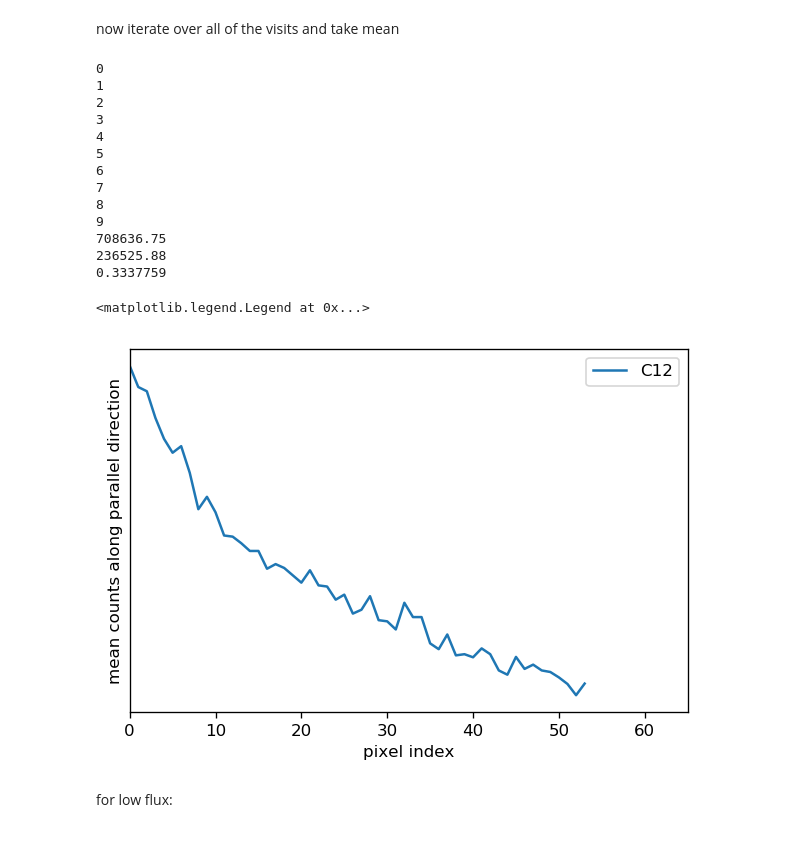
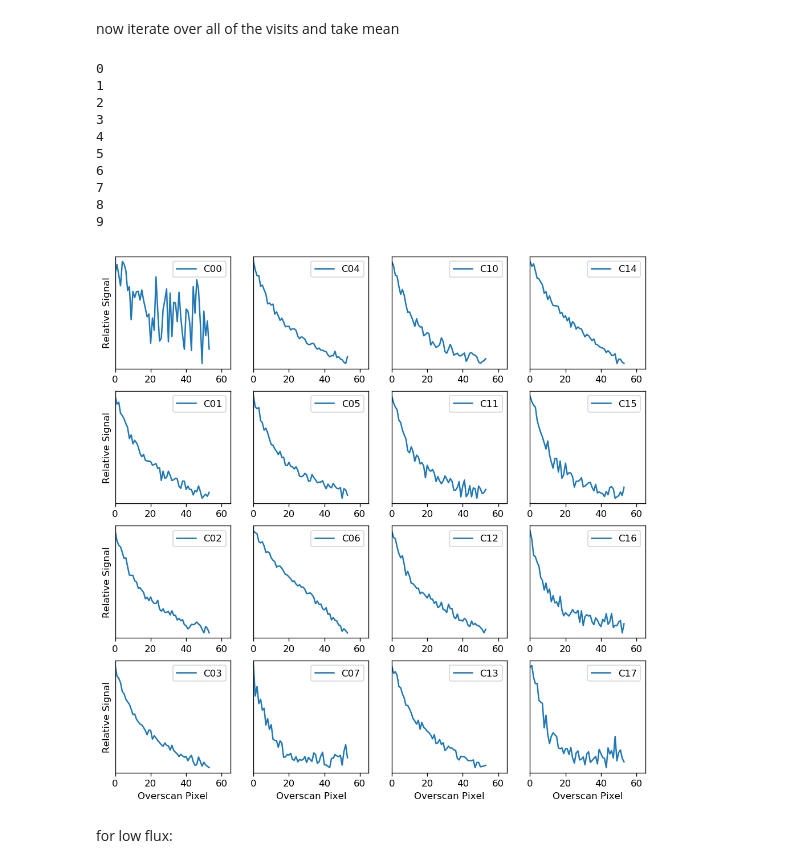
Before and after one commit to lsst/bootcamp-work, a Jupyter notebook: isr_exploration/hysteresis.ipynb, the cells around one changed output. Saved outputs shown, nothing was run; the diff lists cells and outputs as text; code cells hidden in the pictures.

```diff
--- a/isr_exploration/hysteresis.ipynb
+++ b/isr_exploration/hysteresis.ipynb
@@ -253,6 +283,13 @@ okay, let's try to sum these to get better SNR.
 # %% [markdown]
 now iterate over all of the visits and take mean
 # %%
+sumdetarr = {}
+sumallarr = {}
+sumoverscanarr = {}
+sumoverscanmeans = {}
+sumallmeans = {}
+sumdetmeans = {}
+longcti = {}
 for visitcounter in range(len(longexposurevisits)):
     print(visitcounter)
     dId=dict(visit=longexposurevisits[visitcounter],detectorName='S11')
@@ -262,67 +299,72 @@ for visitcounter in range(len(longexposurevisits)):
     allpixels = {}
     detectorpixels = {}
     overscanpixels = {}
+    detarr = {}
+    allarr = {}
+    overscanarr = {}
     for key, value in flipXY.items():
             detbbox = detector[key].getBBox()
             allbbox = detector[key].getRawBBox()
             overscanbbox = detector[key].getRawHorizontalOverscanBBox()
             detectorpixels[key] = raw[detbbox].getMaskedImage().getImage().clone()
             allpixels[key] = raw[allbbox].getMaskedImage().getImage().clone()
             overscanpixels[key] = raw[overscanbbox].getMaskedImage().getImage().clone()
 
+
     for channel_name, flips in flipXY.items():
     # get all the amps in the same orientation and plot the mean along the y-axis
-        detarr = detectorpixels[channel_name].getArray() # pull out numpy array
-        allarr = allpixels[channel_name].getArray() # pull out numpy array
-        overscanarr = overscanpixels[channel_name].getArray() # pull out numpy array
+        detarr[channel_name] = detectorpixels[channel_name].getArray() # pull out numpy array
+        allarr[channel_name] = allpixels[channel_name].getArray() # pull out numpy array
+        overscanarr[channel_name] = overscanpixels[channel_name].getArray() # pull out numpy array
         fx, fy = flips
         if fx:
-            detarr = numpy.flip(detarr, axis=1)
-            allarr = numpy.flip(allarr, axis=1)
-            overscanarr = numpy.flip(overscanarr, axis=1)
+            detarr[channel_name] = numpy.flip(detarr[channel_name], axis=1)
+            allarr[channel_name] = numpy.flip(allarr[channel_name], axis=1)
+            overscanarr[channel_name] = numpy.flip(overscanarr[channel_name], axis=1)
         if fy:
-            detarr = numpy.flip(detarr, axis=0)
-            allarr = numpy.flip(allarr, axis=0)
-            overscanarr = numpy.flip(overscanarr, axis=0)
+            detarr[channel_name] = numpy.flip(detarr[channel_name], axis=0)
+            allarr[channel_name] = numpy.flip(allarr[channel_name], axis=0)
+            overscanarr[channel_name] = numpy.flip(overscanarr[channel_name], axis=0)
         if visitcounter==0:
-            sumdetarr=detarr.copy()
-            sumallarr=allarr.copy()
-            sumoverscanarr=overscanarr.copy()
+            sumdetarr[channel_name]=detarr[channel_name].copy()
+            sumallarr[channel_name]=allarr[channel_name].copy()
+            sumoverscanarr[channel_name]=overscanarr[channel_name].copy()
         if visitcounter!=0:
-            sumdetarr+=detarr
-            sumallarr+=allarr
-            sumoverscanarr+=overscanarr
+            sumdetarr[channel_name]+=detarr[channel_name]
+            sumallarr[channel_name]+=allarr[channel_name]
+            sumoverscanarr[channel_name]+=overscanarr[channel_name]
+
+i=0
+fig, axs = plt.subplots(4, 4, figsize=(10, 10))
+
 for channel_name, flips in flipXY.items():
     # aggregate along y-axis.  It's ok to use array math here since we don't have any masks to begin with.
-    overscanmean = numpy.mean(sumoverscanarr, axis=0)
+    sumoverscanmeans[channel_name] = numpy.mean(sumoverscanarr[channel_name], axis=0)
     # get the mean level in the detector
-    detmean = numpy.mean(sumdetarr)
-    longcti=overscanmean/detmean
-    plt.semilogy(overscanmean/detmean, label=channel_name)
-print(detmean)
-print(numpy.max(overscanmean))
-print(numpy.max(overscanmean/detmean))
-plt.xlabel('pixel index')
-plt.ylabel('mean counts along parallel direction')
-plt.xlim(0, 65)
-#plt.ylim(-0.5, 0.5)
-plt.legend()
+    sumdetmeans[channel_name] = numpy.mean(sumdetarr[channel_name])
+    longcti[channel_name]=sumoverscanmeans[channel_name]/sumdetmeans[channel_name]
+    indx = i%4
+    indy = i//4
+    i+=1
+    axs[indx][indy].semilogy(sumoverscanmeans[channel_name]/sumdetmeans[channel_name], label=channel_name)
+    axs[indx][indy].set_xlim(0,65)
+    axs[indx][indy].legend()
+    if indx == 3:
+        axs[indx][indy].set_xlabel('Overscan Pixel')
+    if indy == 0:
+        axs[indx][indy].set_ylabel('Relative Signal')
 # %% [output]
 0
 1
 2
 3
 4
 5
 6
 7
 8
 9
-708636.75
-236525.88
-0.3337759
-<matplotlib.legend.Legend at 0x...>
-[figure, old version]
+[figure, new version]
 # %% [markdown]
 for low flux:
 # %%
```
Also changed, not shown: parts of 19 cells of this notebook.
